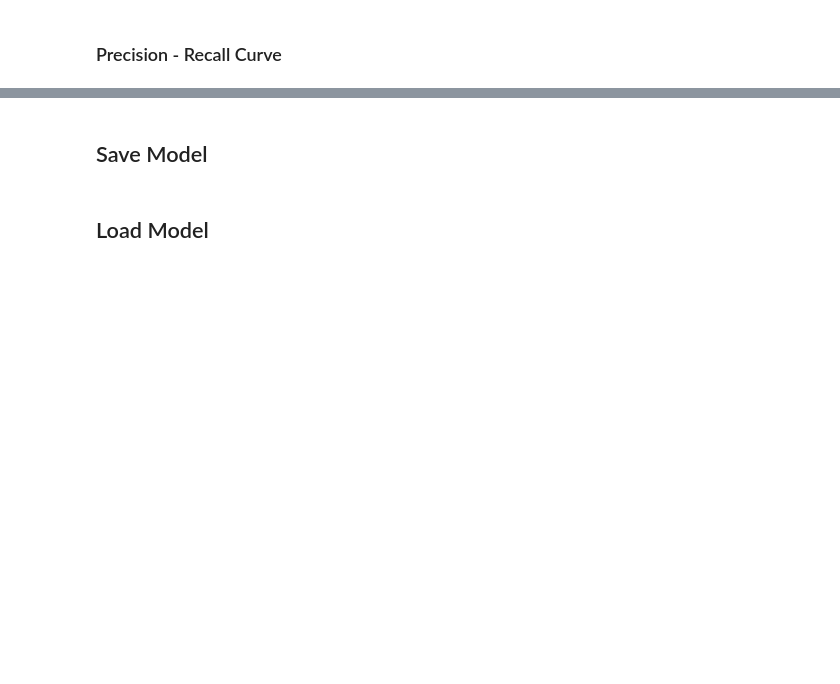
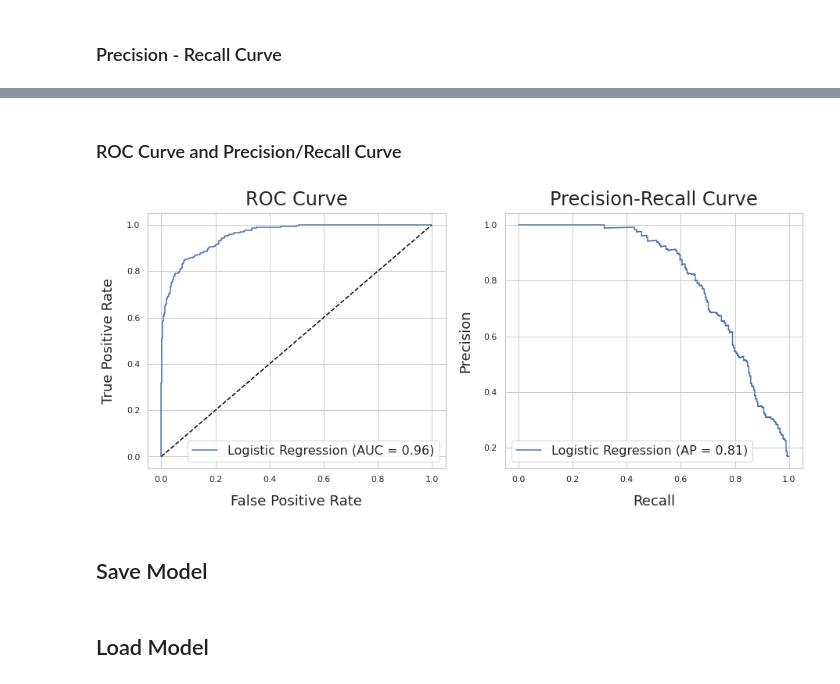
Before and after one commit to jeffjohannsen/Fraud_Detection, a Jupyter notebook: notebooks/a2_Model_Testing_Metrics_and_Interpretation.ipynb, the cells around one changed output, grey strips where cells are left out. Drawn from its saved outputs; the diff is of its cells as text; code cells hidden in the pictures; blank space fills up the shorter version.

```diff
--- a/notebooks/a2_Model_Testing_Metrics_and_Interpretation.ipynb
+++ b/notebooks/a2_Model_Testing_Metrics_and_Interpretation.ipynb
@@ -369,3 +465,35 @@ plot_precision_recall_curve(clf, X_test, y_test, pos_label="Fraud")
+# %% [markdown]
+### ROC Curve and Precision/Recall Curve
+# %%
+sns.set(font='sans-serif', style='whitegrid')
+fig, (ax1, ax2) = plt.subplots(1, 2, figsize=(15,6))
+
+# ROC Plot
+random_chance = ax1.plot([0,1], [0,1], color='black', linestyle='--')
+log_reg_roc_curve = plot_roc_curve(clf, X_test, y_test, ax=ax1,
+                                   name="Logistic Regression", pos_label="Fraud")
+
+ax1.set_title("ROC Curve", fontsize=24, pad=10)
+ax1.set_xlabel('False Positive Rate', fontsize=18)
+ax1.xaxis.labelpad = 14
+ax1.set_ylabel('True Positive Rate', fontsize=18)
+ax1.yaxis.labelpad = 14
+ax1.legend(fontsize=16)
+# Precision/Recall Plot
+log_reg_pr_curve = plot_precision_recall_curve(clf, X_test, y_test, ax=ax2,
+                                               name='Logistic Regression', pos_label="Fraud")
+
+ax2.set_title("Precision-Recall Curve", fontsize=24, pad=10)
+ax2.set_xlabel('Recall', fontsize=18)
+ax2.xaxis.labelpad = 14
+ax2.set_ylabel('Precision', fontsize=18)
+ax2.yaxis.labelpad = 14
+ax2.legend(fontsize=16)
+
+# fig.tight_layout(pad=2)
+plt.show()
+# %% [output]
+[figure, added]
 # %% [markdown]
 ## Save Model
 # %%
```
Also changed, not shown: parts of 13 cells of this notebook.
